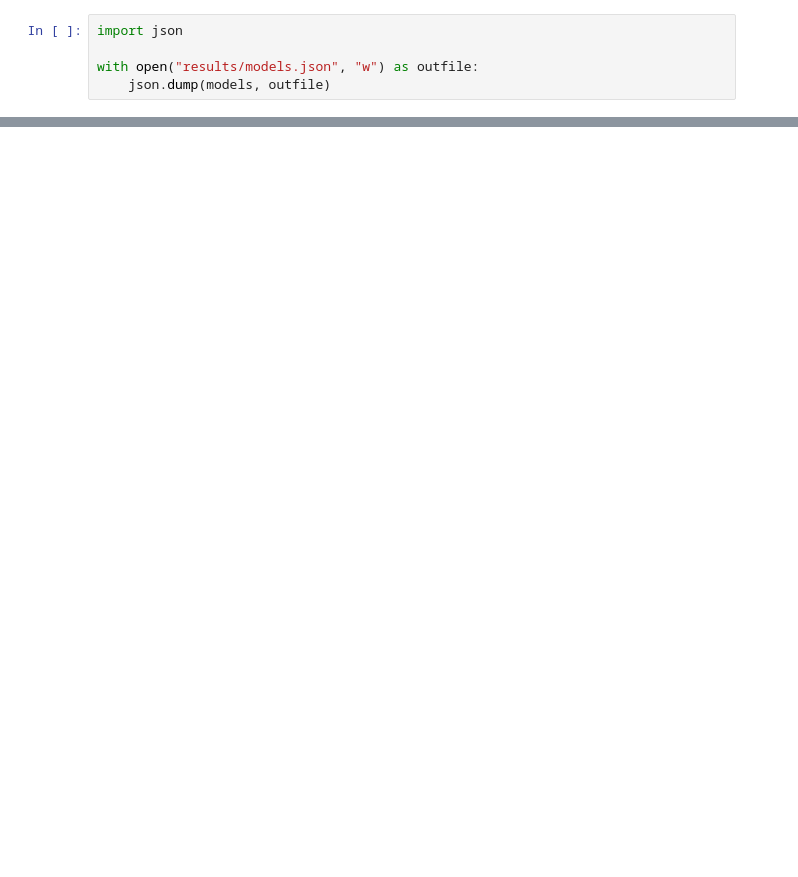
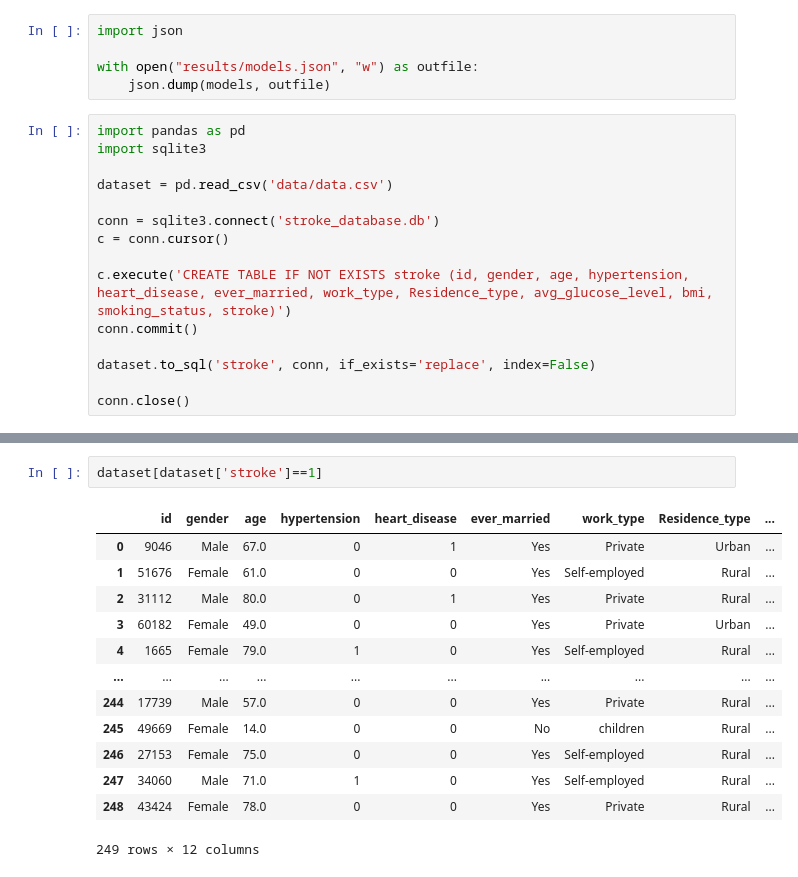
Before and after one commit to Kira-Floris/stroke-classification, a Jupyter notebook: notebook.ipynb, the cells around one changed output, grey strips where cells are left out. Drawn from its saved outputs; the diff is of its cells as text; blank space fills up the shorter version.

Commit message:
database

```diff
--- a/notebook.ipynb
+++ b/notebook.ipynb
@@ -279,3 +294,18 @@ import json
 
 with open("results/models.json", "w") as outfile:
     json.dump(models, outfile)
+# %%
+import pandas as pd
+import sqlite3
+
+dataset = pd.read_csv('data/data.csv')
+
+conn = sqlite3.connect('stroke_database.db')
+c = conn.cursor()
+
+c.execute('CREATE TABLE IF NOT EXISTS stroke (id, gender, age, hypertension, heart_disease, ever_married, work_type, Residence_type, avg_glucose_level, bmi, smoking_status, stroke)')
+conn.commit()
+
+dataset.to_sql('stroke', conn, if_exists='replace', index=False)
+
+conn.close()
@@ -281,0 +328,16 @@ with open("results/models.json", "w") as outfile:
+# %%
+dataset[dataset['stroke']==1]
+# %% [output]
+|  | id | gender | age | hypertension | heart_disease | ever_married | work_type | Residence_type | ... |
+| 0 | 9046 | Male | 67.0 | 0 | 1 | Yes | Private | Urban | ... |
+| 1 | 51676 | Female | 61.0 | 0 | 0 | Yes | Self-employed | Rural | ... |
+| 2 | 31112 | Male | 80.0 | 0 | 1 | Yes | Private | Rural | ... |
+| 3 | 60182 | Female | 49.0 | 0 | 0 | Yes | Private | Urban | ... |
+| 4 | 1665 | Female | 79.0 | 1 | 0 | Yes | Self-employed | Rural | ... |
+| ... | ... | ... | ... | ... | ... | ... | ... | ... | ... |
+| 244 | 17739 | Male | 57.0 | 0 | 0 | Yes | Private | Rural | ... |
+| 245 | 49669 | Female | 14.0 | 0 | 0 | No | children | Rural | ... |
+| 246 | 27153 | Female | 75.0 | 0 | 0 | Yes | Self-employed | Rural | ... |
+| 247 | 34060 | Male | 71.0 | 1 | 0 | Yes | Self-employed | Rural | ... |
+| 248 | 43424 | Female | 78.0 | 0 | 0 | Yes | Private | Rural | ... |
+249 rows × 12 columns
```
Also changed, not shown: parts of 11 cells of this notebook, 11 other files.
